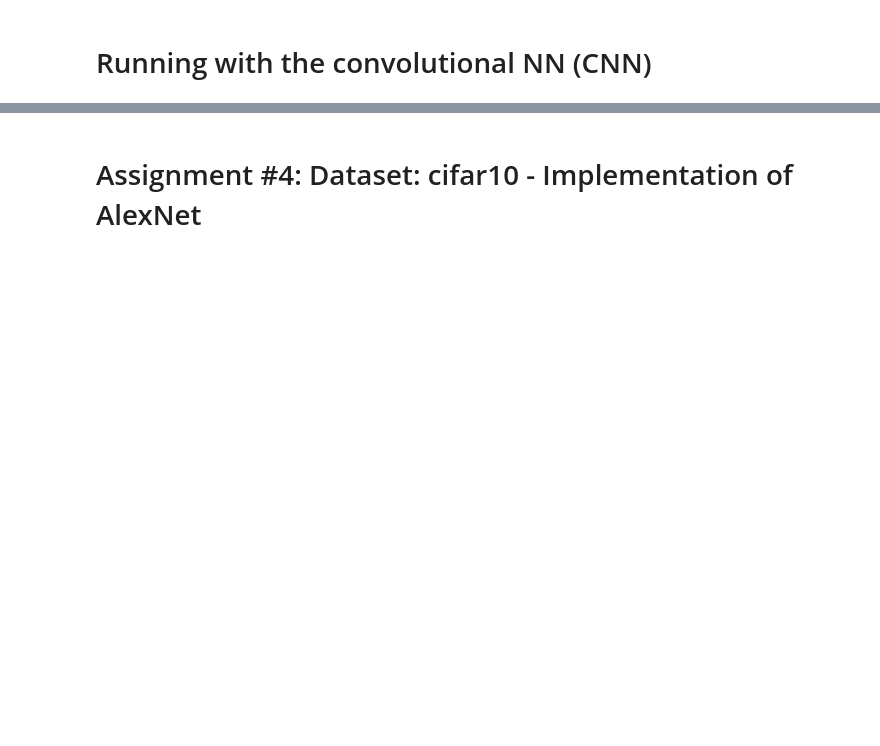
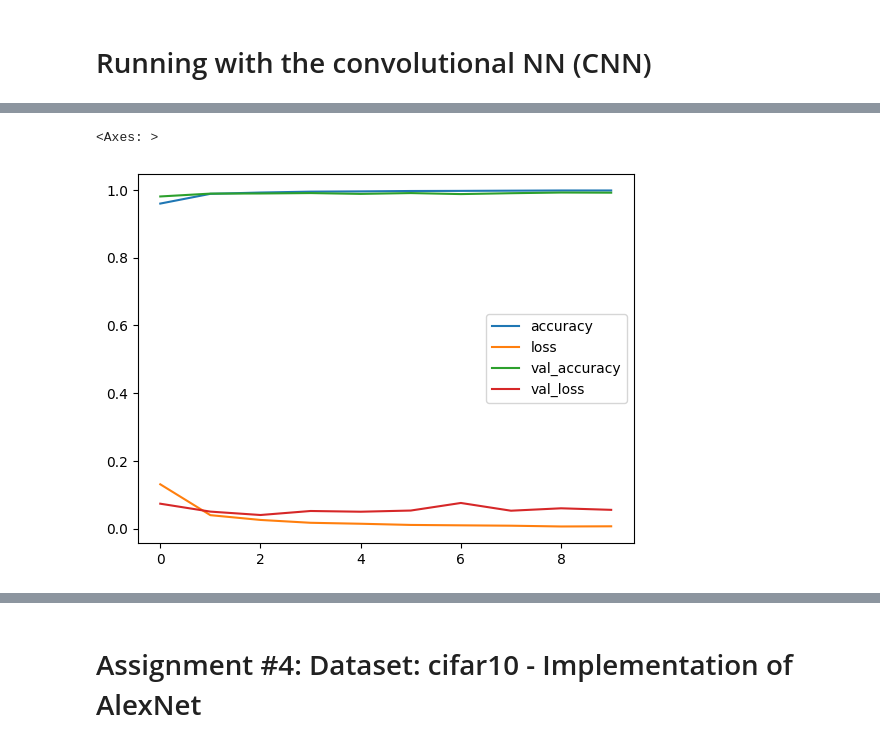
Before and after one commit to m-mahdavian/mft-dl03-course, a Jupyter notebook: session 07/dl03_s07_assignments.ipynb, the cells around one changed output, grey strips where cells are left out. Drawn from its saved outputs; the diff is of its cells as text; code cells hidden in the pictures; blank space fills up the shorter version.

```diff
--- a/session 07/dl03_s07_assignments.ipynb
+++ b/session 07/dl03_s07_assignments.ipynb
@@ -159,2 +258,23 @@ weighted avg       0.82      0.60      0.59        50
 # %% [markdown]
 # Running with the convolutional NN (CNN)
+# %%
+model = tf.keras.Sequential([
+    Input(shape=input_shape),
+    Conv2D(filters=24,kernel_size=(3,3),activation='relu'),
+    Conv2D(filters=48,kernel_size=(3,3),activation='relu'),
+    MaxPool2D(pool_size=(2,2)),
+    Flatten(),
+    Dense(128,activation='relu'),
+    Dense(64,activation='relu'),
+    Dense(10,activation='softmax')
+]
+)
+# %%
+model.compile(optimizer='adam',loss='sparse_categorical_crossentropy',metrics=['accuracy'])
+
+history=model.fit(X_train_final,y_train_final,epochs=10,validation_data=(X_valid_final,y_valid_final))
+
+import pandas as pd
+df=pd.DataFrame(history.history)
+df.plot()
+# %% [output]
@@ -160,0 +301,2 @@ weighted avg       0.82      0.60      0.59        50
+<Axes: >
+[figure, added]
```
Also changed, not shown: parts of 28 cells of this notebook.
